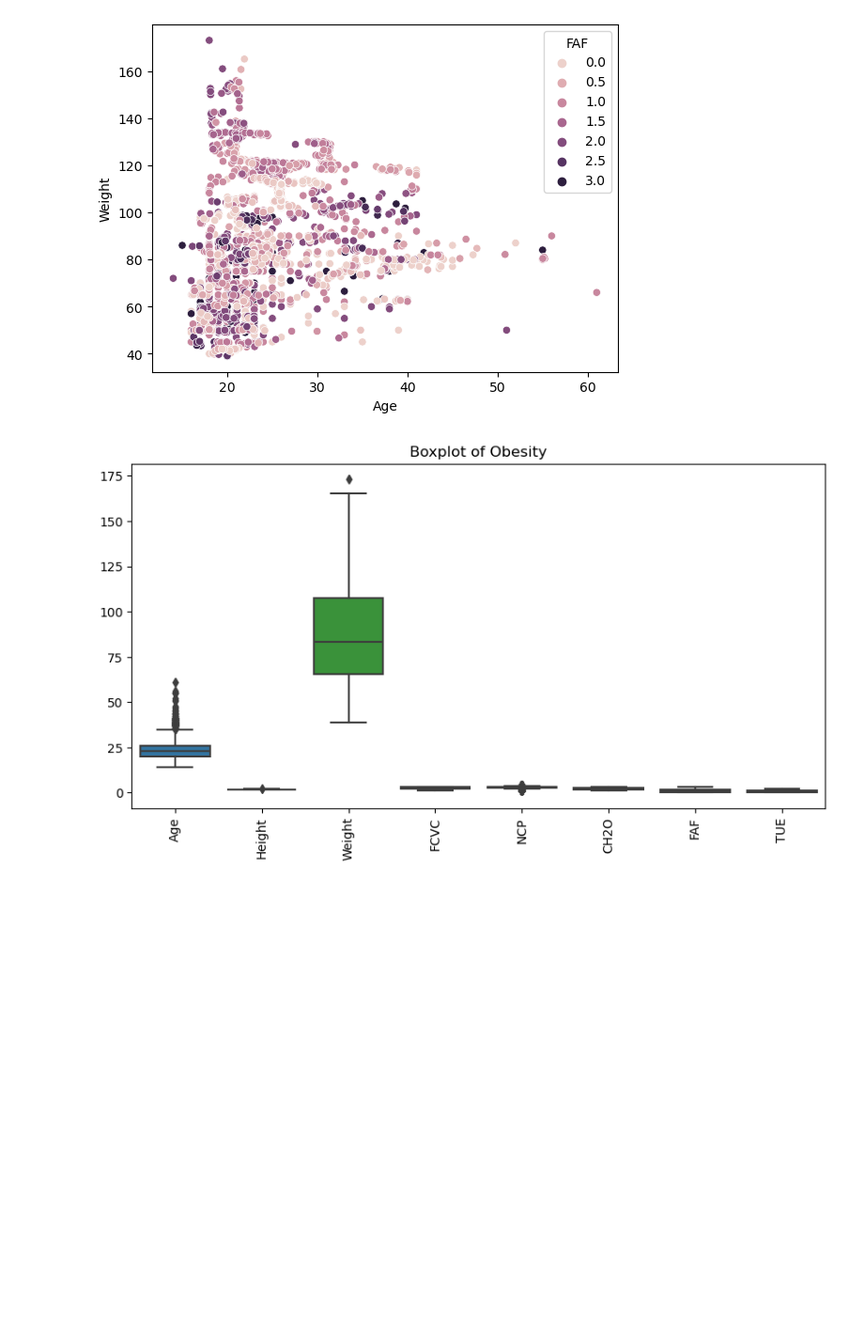
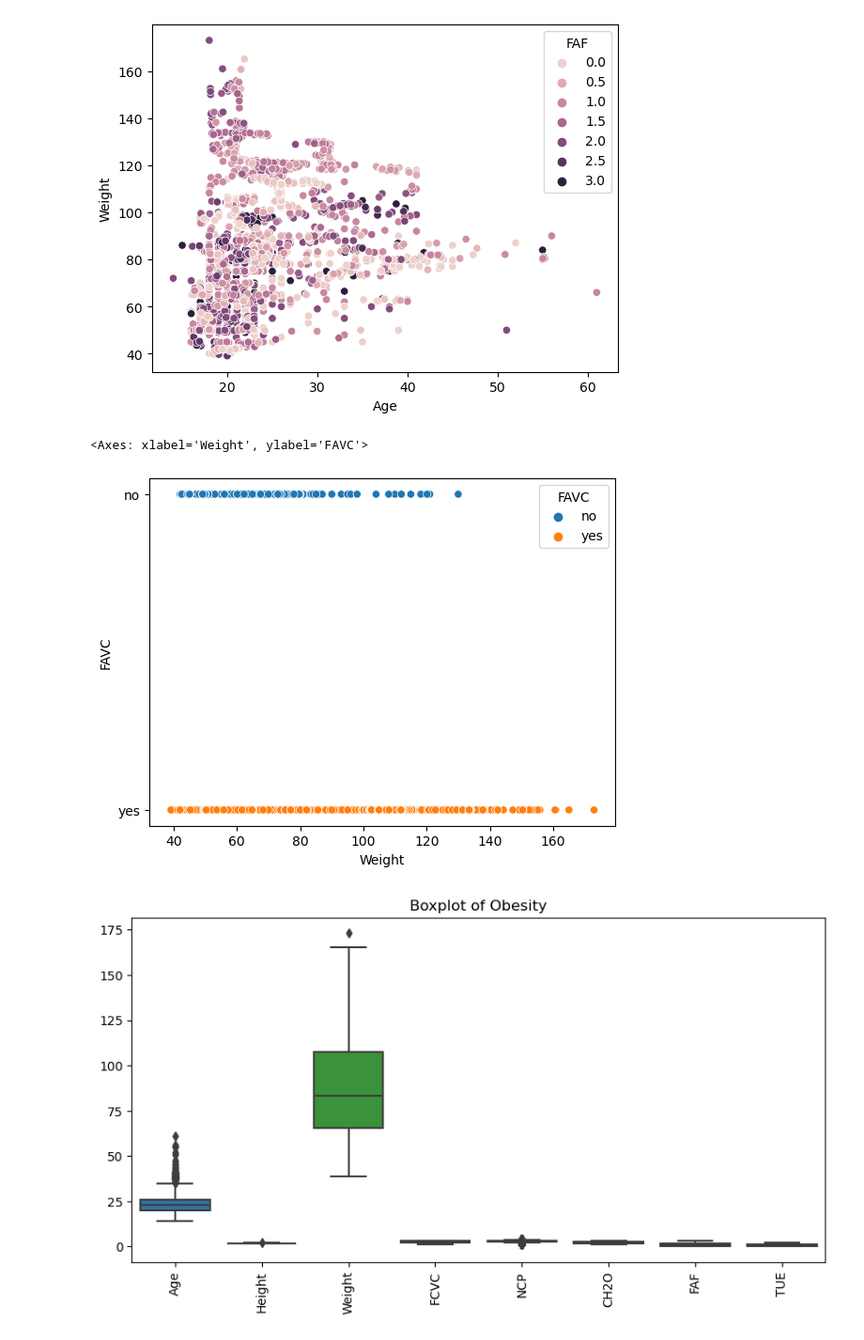
Before and after one commit to MaukanMir/Obesity-Classifier, a Jupyter notebook: training.ipynb, the cells around one changed output. Shown at 94% size. Cells and saved outputs as stored; diff of their text form; code cells hidden in the pictures; blank space fills up the shorter version.

```diff
--- a/training.ipynb
+++ b/training.ipynb
@@ -87,6 +88,11 @@ sns.scatterplot(data=df, x="Age", y="Weight", hue ="FAF")
 # %% [output]
 <Axes: xlabel='Age', ylabel='Weight'>
 [figure]
+# %%
+sns.scatterplot(data=df, x="Weight", y="FAVC", hue ="FAVC")
+# %% [output]
+<Axes: xlabel='Weight', ylabel='FAVC'>
+[figure, added]
 # %%
 plt.figure(figsize = (10, 5))
 sns.boxplot(df[df.columns])
```
Also changed, not shown: parts of 5 cells of this notebook.
